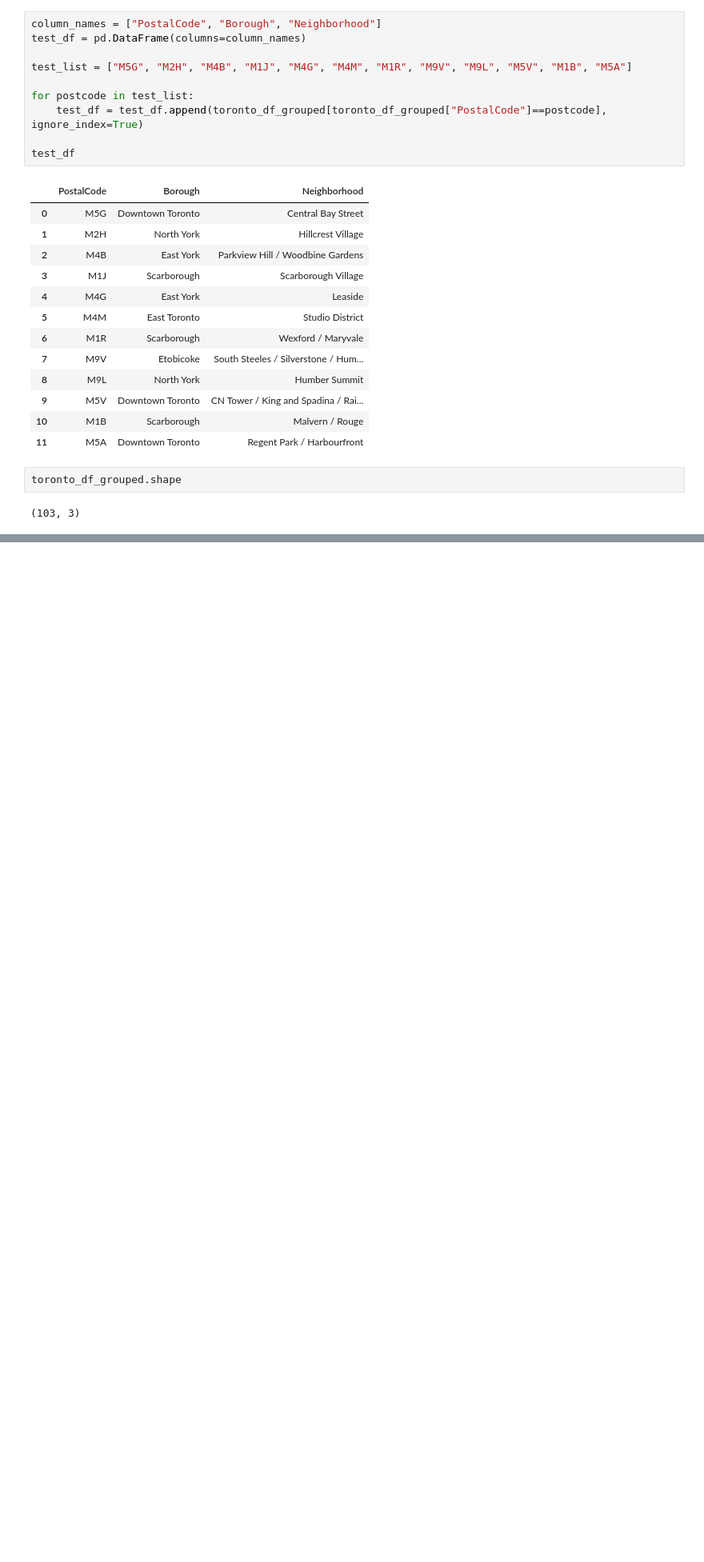
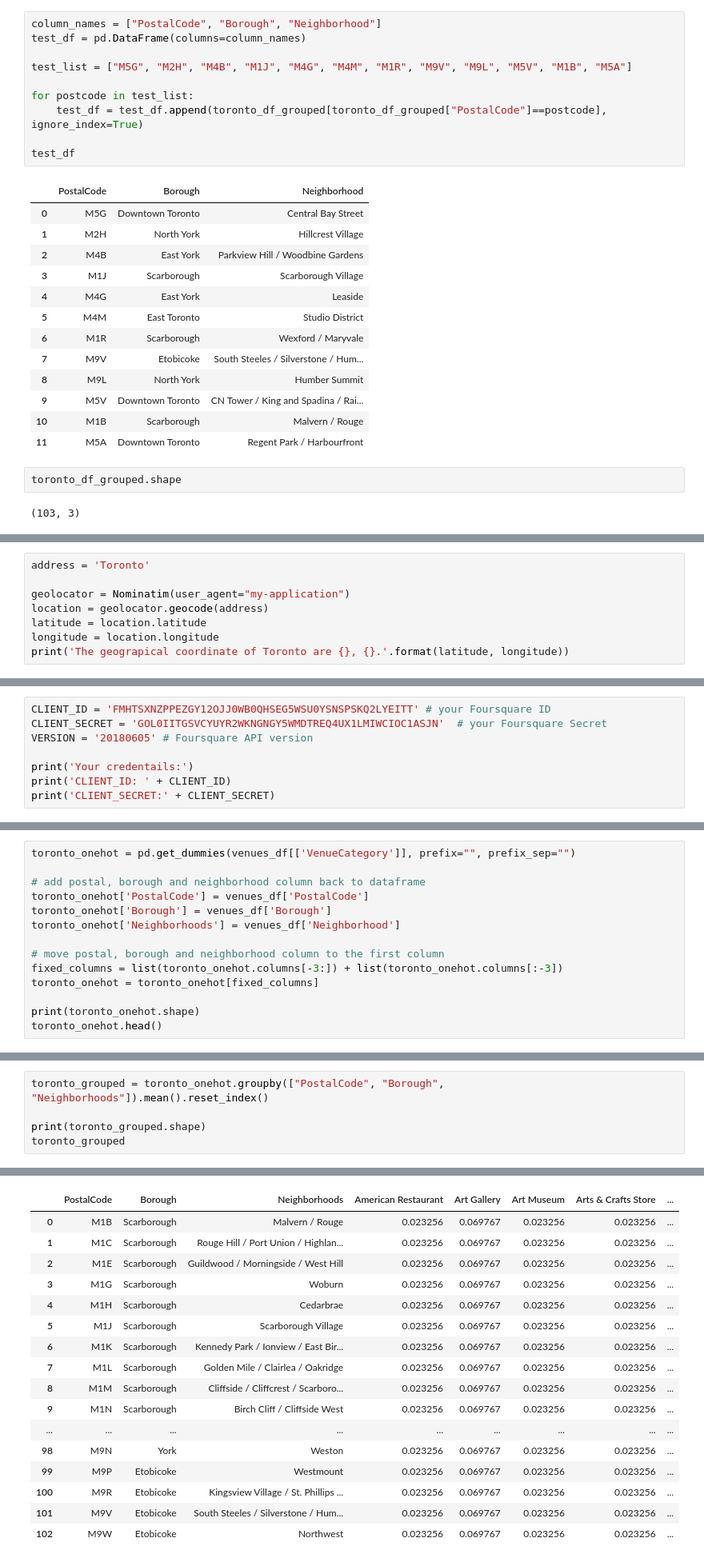
Before and after one commit to ankit32a/Segmenting-and-Clustering-Neighborhoods-in-Toronto1, a Jupyter notebook: C9W3A.ipynb, the cells around one changed output, grey strips where cells are left out. Shown at 80% size. Cells and saved outputs as stored; diff of their text form; blank space fills up the shorter version.

```diff
--- a/C9W3A.ipynb
+++ b/C9W3A.ipynb
@@ -159,0 +214,8 @@ toronto_df_grouped.shape
+# %%
+address = 'Toronto'
+
+geolocator = Nominatim(user_agent="my-application")
+location = geolocator.geocode(address)
+latitude = location.latitude
+longitude = location.longitude
+print('The geograpical coordinate of Toronto are {}, {}.'.format(latitude, longitude))
@@ -159,0 +243,8 @@ toronto_df_grouped.shape
+# %%
+CLIENT_ID = 'FMHTSXNZPPEZGY12OJJ0WB0QHSEG5WSU0YSNSPSKQ2LYEITT' # your Foursquare ID
+CLIENT_SECRET = 'GOL0IITGSVCYUYR2WKNGNGY5WMDTREQ4UX1LMIWCIOC1ASJN'  # your Foursquare Secret
+VERSION = '20180605' # Foursquare API version
+
+print('Your credentails:')
+print('CLIENT_ID: ' + CLIENT_ID)
+print('CLIENT_SECRET:' + CLIENT_SECRET)
@@ -159,0 +324,14 @@ toronto_df_grouped.shape
+# %%
+toronto_onehot = pd.get_dummies(venues_df[['VenueCategory']], prefix="", prefix_sep="")
+
+# add postal, borough and neighborhood column back to dataframe
+toronto_onehot['PostalCode'] = venues_df['PostalCode']
+toronto_onehot['Borough'] = venues_df['Borough']
+toronto_onehot['Neighborhoods'] = venues_df['Neighborhood']
+
+# move postal, borough and neighborhood column to the first column
+fixed_columns = list(toronto_onehot.columns[-3:]) + list(toronto_onehot.columns[:-3])
+toronto_onehot = toronto_onehot[fixed_columns]
+
+print(toronto_onehot.shape)
+toronto_onehot.head()
@@ -159,0 +349,6 @@ toronto_df_grouped.shape
+# %%
+toronto_grouped = toronto_onehot.groupby(["PostalCode", "Borough", "Neighborhoods"]).mean().reset_index()
+
+print(toronto_grouped.shape)
+toronto_grouped
+# %% [output]
@@ -159,0 +356,17 @@ toronto_df_grouped.shape
+|  | PostalCode | Borough | Neighborhoods | American Restaurant | Art Gallery | Art Museum | Arts & Crafts Store | ... |
+| 0 | M1B | Scarborough | Malvern / Rouge | 0.023256 | 0.069767 | 0.023256 | 0.023256 | ... |
+| 1 | M1C | Scarborough | Rouge Hill / Port Union / Highlan... | 0.023256 | 0.069767 | 0.023256 | 0.023256 | ... |
+| 2 | M1E | Scarborough | Guildwood / Morningside / West Hill | 0.023256 | 0.069767 | 0.023256 | 0.023256 | ... |
+| 3 | M1G | Scarborough | Woburn | 0.023256 | 0.069767 | 0.023256 | 0.023256 | ... |
+| 4 | M1H | Scarborough | Cedarbrae | 0.023256 | 0.069767 | 0.023256 | 0.023256 | ... |
+| 5 | M1J | Scarborough | Scarborough Village | 0.023256 | 0.069767 | 0.023256 | 0.023256 | ... |
+| 6 | M1K | Scarborough | Kennedy Park / Ionview / East Bir... | 0.023256 | 0.069767 | 0.023256 | 0.023256 | ... |
+| 7 | M1L | Scarborough | Golden Mile / Clairlea / Oakridge | 0.023256 | 0.069767 | 0.023256 | 0.023256 | ... |
+| 8 | M1M | Scarborough | Cliffside / Cliffcrest / Scarboro... | 0.023256 | 0.069767 | 0.023256 | 0.023256 | ... |
+| 9 | M1N | Scarborough | Birch Cliff / Cliffside West | 0.023256 | 0.069767 | 0.023256 | 0.023256 | ... |
+| ... | ... | ... | ... | ... | ... | ... | ... | ... |
+| 98 | M9N | York | Weston | 0.023256 | 0.069767 | 0.023256 | 0.023256 | ... |
+| 99 | M9P | Etobicoke | Westmount | 0.023256 | 0.069767 | 0.023256 | 0.023256 | ... |
+| 100 | M9R | Etobicoke | Kingsview Village / St. Phillips ... | 0.023256 | 0.069767 | 0.023256 | 0.023256 | ... |
+| 101 | M9V | Etobicoke | South Steeles / Silverstone / Hum... | 0.023256 | 0.069767 | 0.023256 | 0.023256 | ... |
+| 102 | M9W | Etobicoke | Northwest | 0.023256 | 0.069767 | 0.023256 | 0.023256 | ... |
```
Also changed, not shown: parts of 14 cells of this notebook.
